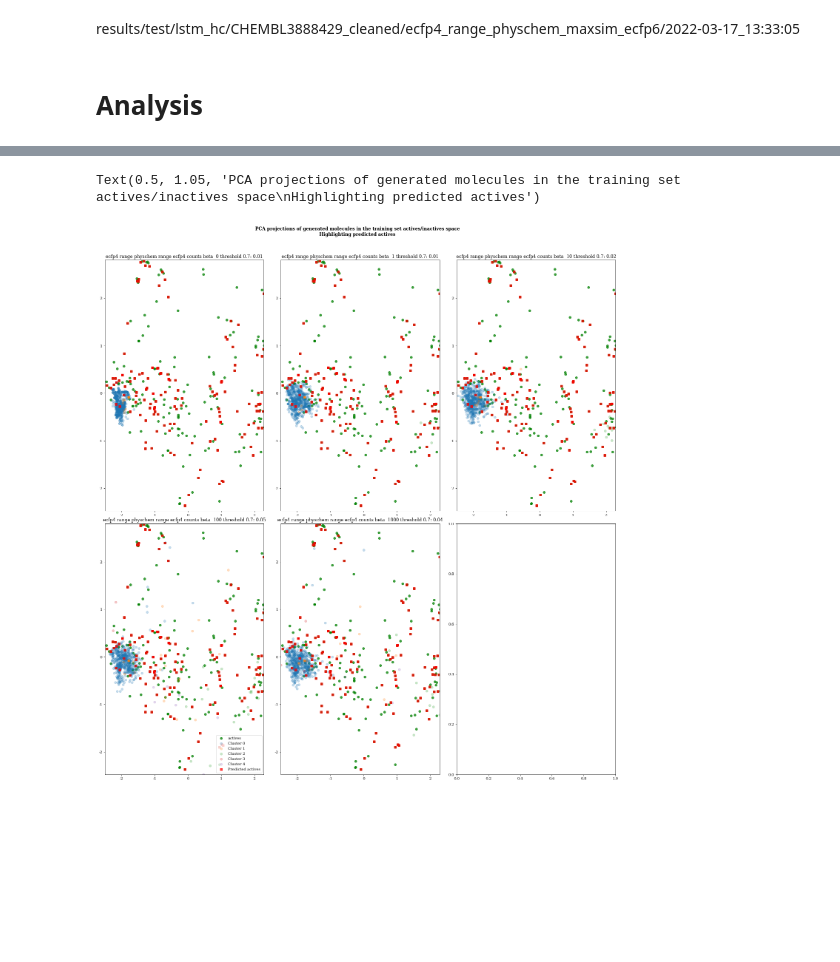
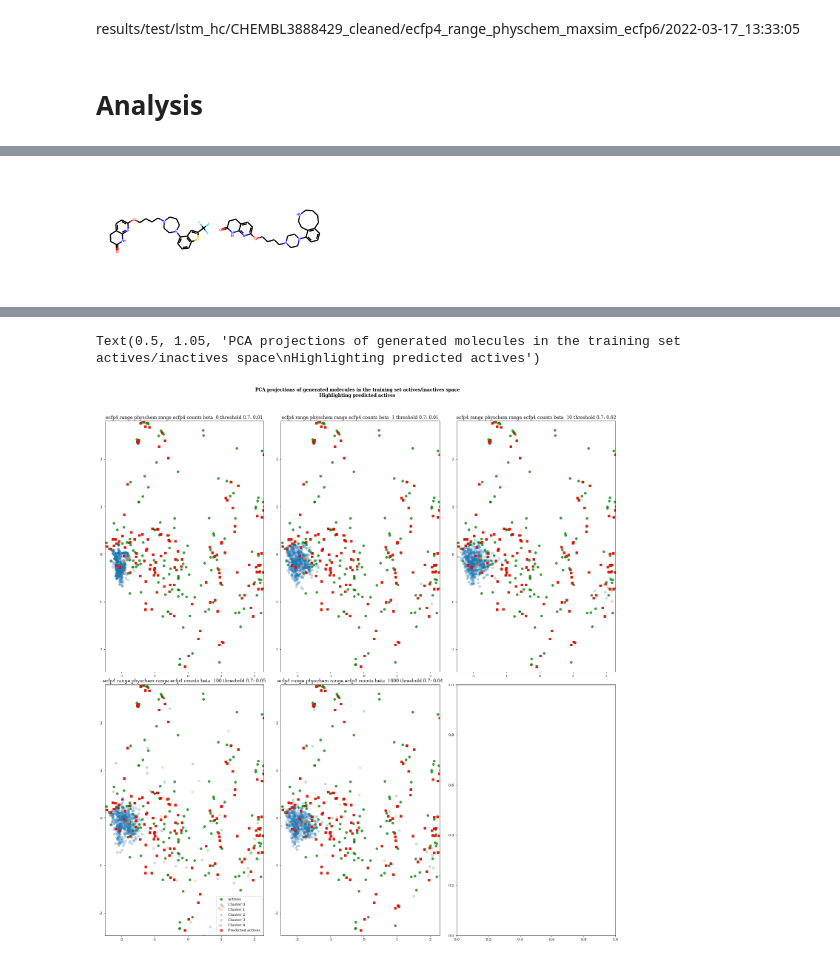
Before and after one commit to maxime-langevin/diverse_molecule_generation, a Jupyter notebook: excape_drd2.ipynb, the cells around one changed output, grey strips where cells are left out. Drawn from its saved outputs; the diff is of its cells as text; code cells hidden in the pictures; blank space fills up the shorter version.

```diff
--- a/excape_drd2.ipynb
+++ b/excape_drd2.ipynb
@@ -186,0 +228,4 @@ plt.tight_layout()
+# %%
+Draw.MolsToGridImage([Chem.MolFromSmiles(s) for s in distant_smiles_dict['ecfp4_range_physchem_range_ecfp4_counts_beta_ 1_threshold_0.7']],molsPerRow=6)
+# %% [output]
+[figure, added]
```
Also changed, not shown: parts of 10 cells of this notebook, 1 other file.
